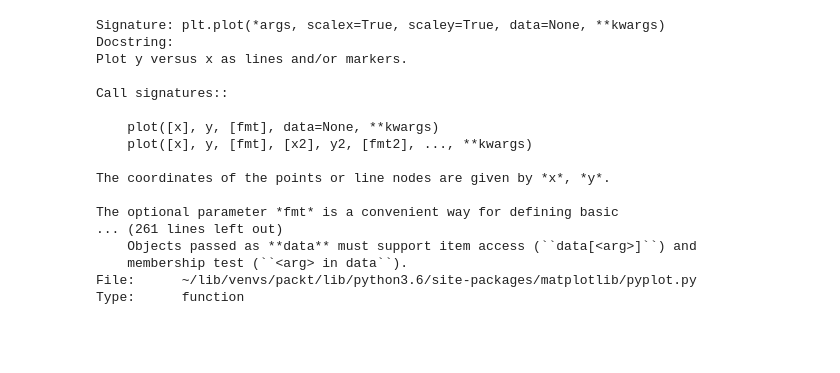
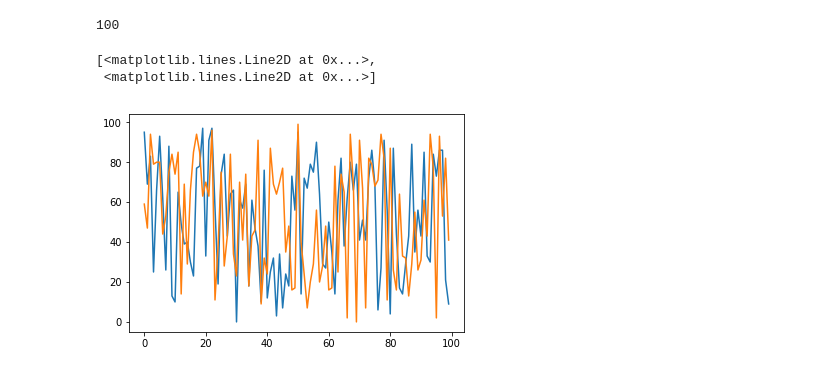
Before and after one commit to TrainingByPackt/Big-Data-Analysis-with-Python, a Jupyter notebook: Lesson02/Line.ipynb, the cells around one changed output. Drawn from its saved outputs; the diff is of its cells as text; code cells hidden in the pictures; blank space fills up the shorter version.

```diff
--- a/Lesson02/Line.ipynb
+++ b/Lesson02/Line.ipynb
@@ -21,20 +21,13 @@ plt.plot('x', 'y_col', data=df)
-# %%
-plt.
-# %% [output]
-Signature: plt.plot(*args, scalex=True, scaley=True, data=None, **kwargs)
-Docstring:
-Plot y versus x as lines and/or markers.
-
-Call signatures::
-
-    plot([x], y, [fmt], data=None, **kwargs)
-    plot([x], y, [fmt], [x2], y2, [fmt2], ..., **kwargs)
-
-The coordinates of the points or line nodes are given by *x*, *y*.
-
-The optional parameter *fmt* is a convenient way for defining basic
-... (261 lines left out)
-    Objects passed as **data** must support item access (``data[<arg>]``) and
-    membership test (``<arg> in data``).
-File:      ~/lib/venvs/packt/lib/python3.6/site-packages/matplotlib/pyplot.py
-Type:      function
+# %%
+Xv.shape[1]
+# %% [output]
+100
+# %%
+Xv = np.array([np.arange(0,100), np.arange(0,100)]).T
+Yv = np.array([np.random.randint(0,100,size=Xv.shape[0]), np.random.randint(0,100,size=Xv.shape[0])]).T
+# %%
+plt.plot(Xv, Yv)
+# %% [output]
+[<matplotlib.lines.Line2D at 0x...>,
+ <matplotlib.lines.Line2D at 0x...>]
+[figure, added]
```
Also changed, not shown: parts of 7 cells of this notebook, 8 other files.
